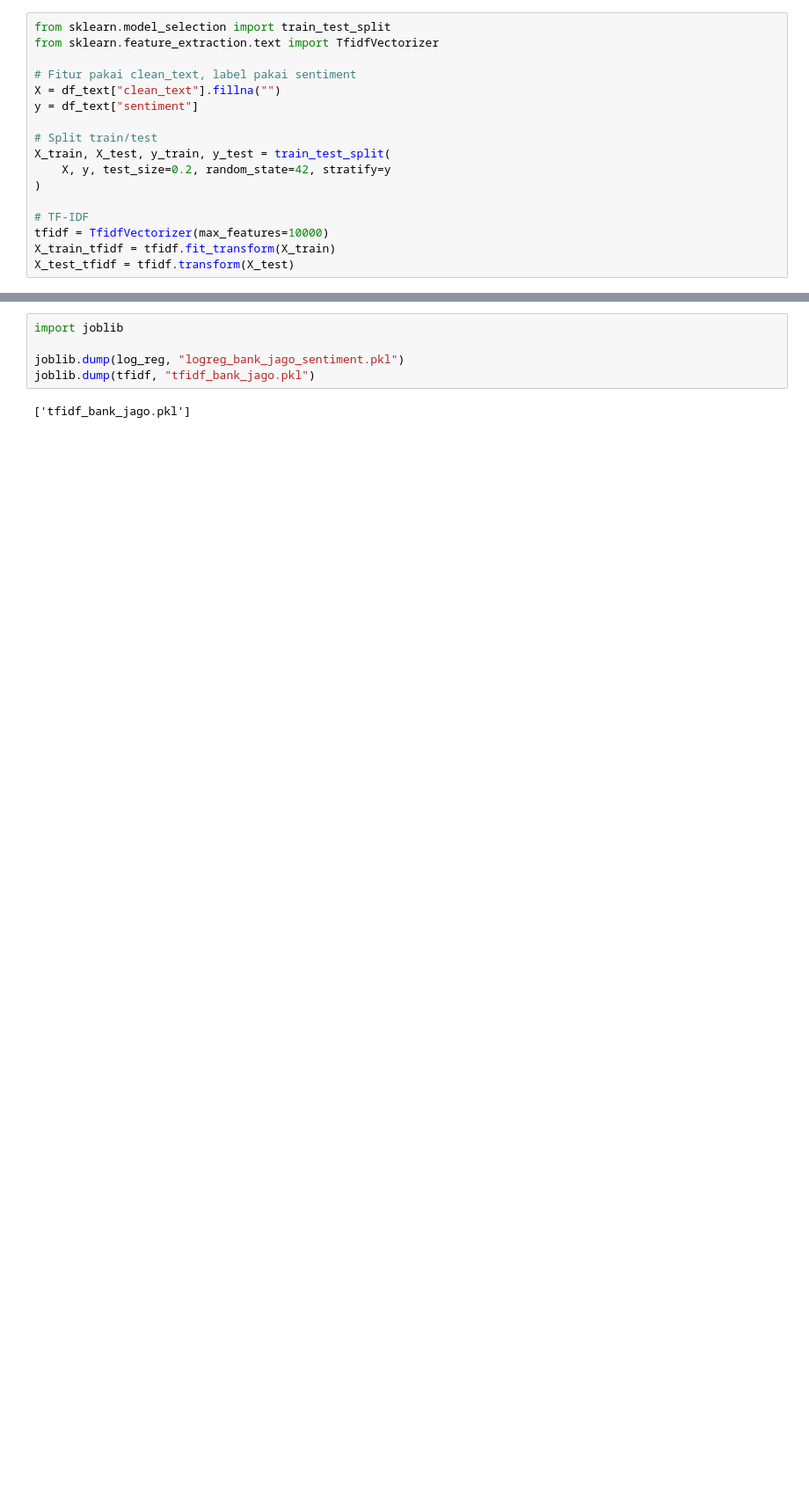
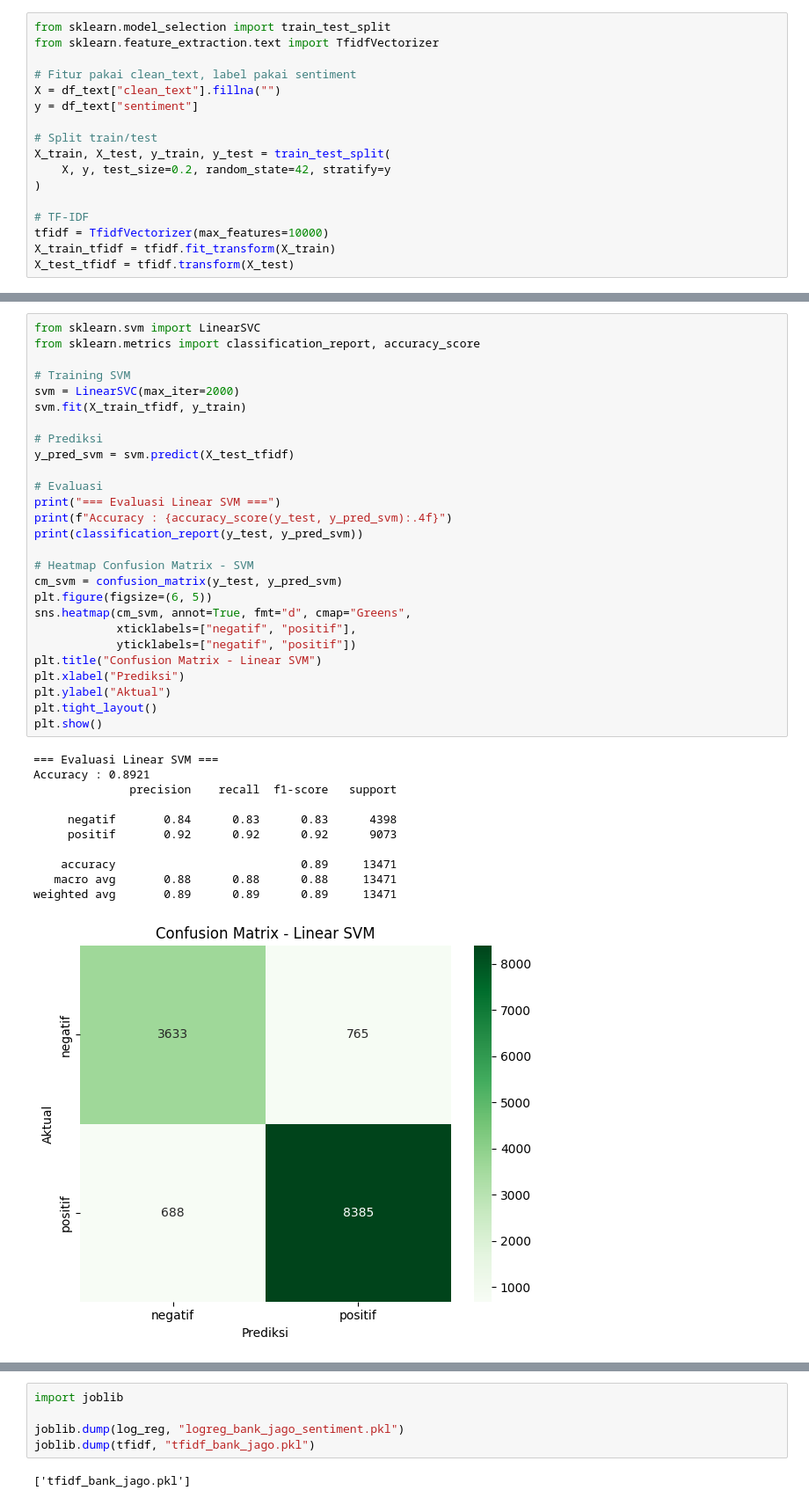
Before and after one commit to abyansyah052/NLP-1, a Jupyter notebook: jupyter/4-Sentiment_Analysis.ipynb, the cells around one changed output, grey strips where cells are left out. Shown at 88% size. Saved outputs shown, nothing was run; the diff lists cells and outputs as text; blank space fills up the shorter version.

```diff
--- a/jupyter/4-Sentiment_Analysis.ipynb
+++ b/jupyter/4-Sentiment_Analysis.ipynb
@@ -114 +150,40 @@ weighted avg       0.90      0.90      0.90     13471
+# %%
+from sklearn.svm import LinearSVC
+from sklearn.metrics import classification_report, accuracy_score
+
+# Training SVM
+svm = LinearSVC(max_iter=2000)
+svm.fit(X_train_tfidf, y_train)
+
+# Prediksi
+y_pred_svm = svm.predict(X_test_tfidf)
+
+# Evaluasi
+print("=== Evaluasi Linear SVM ===")
+print(f"Accuracy : {accuracy_score(y_test, y_pred_svm):.4f}")
+print(classification_report(y_test, y_pred_svm))
+
+# Heatmap Confusion Matrix - SVM
+cm_svm = confusion_matrix(y_test, y_pred_svm)
+plt.figure(figsize=(6, 5))
+sns.heatmap(cm_svm, annot=True, fmt="d", cmap="Greens",
+            xticklabels=["negatif", "positif"],
+            yticklabels=["negatif", "positif"])
+plt.title("Confusion Matrix - Linear SVM")
+plt.xlabel("Prediksi")
+plt.ylabel("Aktual")
+plt.tight_layout()
+plt.show()
+# %% [output]
+=== Evaluasi Linear SVM ===
+Accuracy : 0.8921
+              precision    recall  f1-score   support
+
+     negatif       0.84      0.83      0.83      4398
+     positif       0.92      0.92      0.92      9073
+
+    accuracy                           0.89     13471
+   macro avg       0.88      0.88      0.88     13471
+weighted avg       0.89      0.89      0.89     13471
+[figure, added]
 # %%
```
Also changed, not shown: parts of 10 cells of this notebook, 11 other files.
